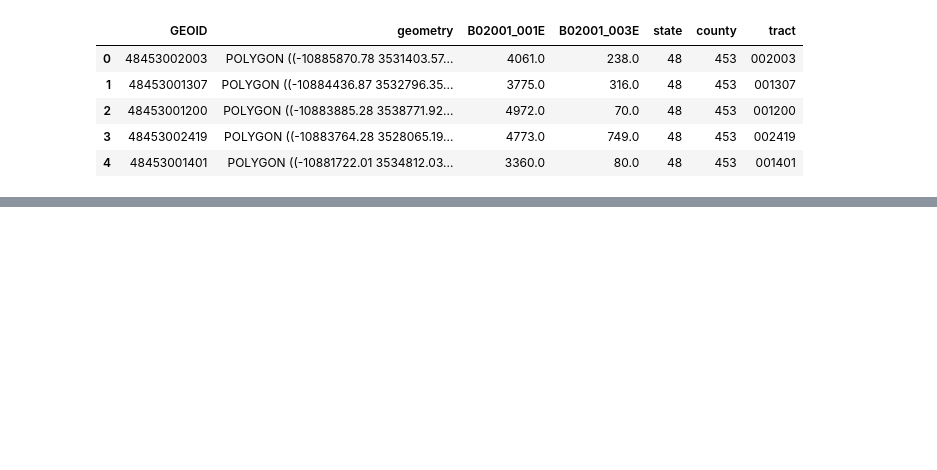
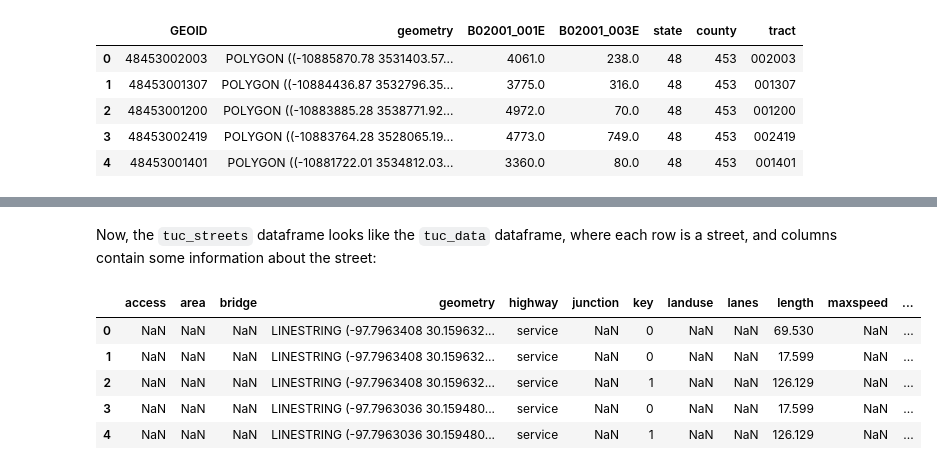
Before and after one commit to cenpy-devs/cenpy, a Jupyter notebook: notebooks/osmnx-and-cenpy.ipynb, the cells around one changed output, grey strips where cells are left out. Cells and saved outputs as stored; diff of their text form; code cells hidden in the pictures; blank space fills up the shorter version.

```diff
--- a/notebooks/osmnx-and-cenpy.ipynb
+++ b/notebooks/osmnx-and-cenpy.ipynb
@@ -33,0 +80,11 @@ tuc_streets = tuc_streets.to_crs(epsg=3857)
+# %% [markdown]
+Now, the `tuc_streets` dataframe looks like the `tuc_data` dataframe, where each row is a street, and columns contain some information about the street:
+# %%
+tuc_streets.head()
+# %% [output]
+|  | access | area | bridge | geometry | highway | junction | key | landuse | lanes | length | maxspeed | ... |
+| 0 | NaN | NaN | NaN | LINESTRING (-97.7963408 30.159632... | service | NaN | 0 | NaN | NaN | 69.530 | NaN | ... |
+| 1 | NaN | NaN | NaN | LINESTRING (-97.7963408 30.159632... | service | NaN | 0 | NaN | NaN | 17.599 | NaN | ... |
+| 2 | NaN | NaN | NaN | LINESTRING (-97.7963408 30.159632... | service | NaN | 1 | NaN | NaN | 126.129 | NaN | ... |
+| 3 | NaN | NaN | NaN | LINESTRING (-97.7963036 30.159480... | service | NaN | 0 | NaN | NaN | 17.599 | NaN | ... |
+| 4 | NaN | NaN | NaN | LINESTRING (-97.7963036 30.159480... | service | NaN | 1 | NaN | NaN | 126.129 | NaN | ... |
```
Also changed, not shown: parts of 18 cells of this notebook, 1 other file.
